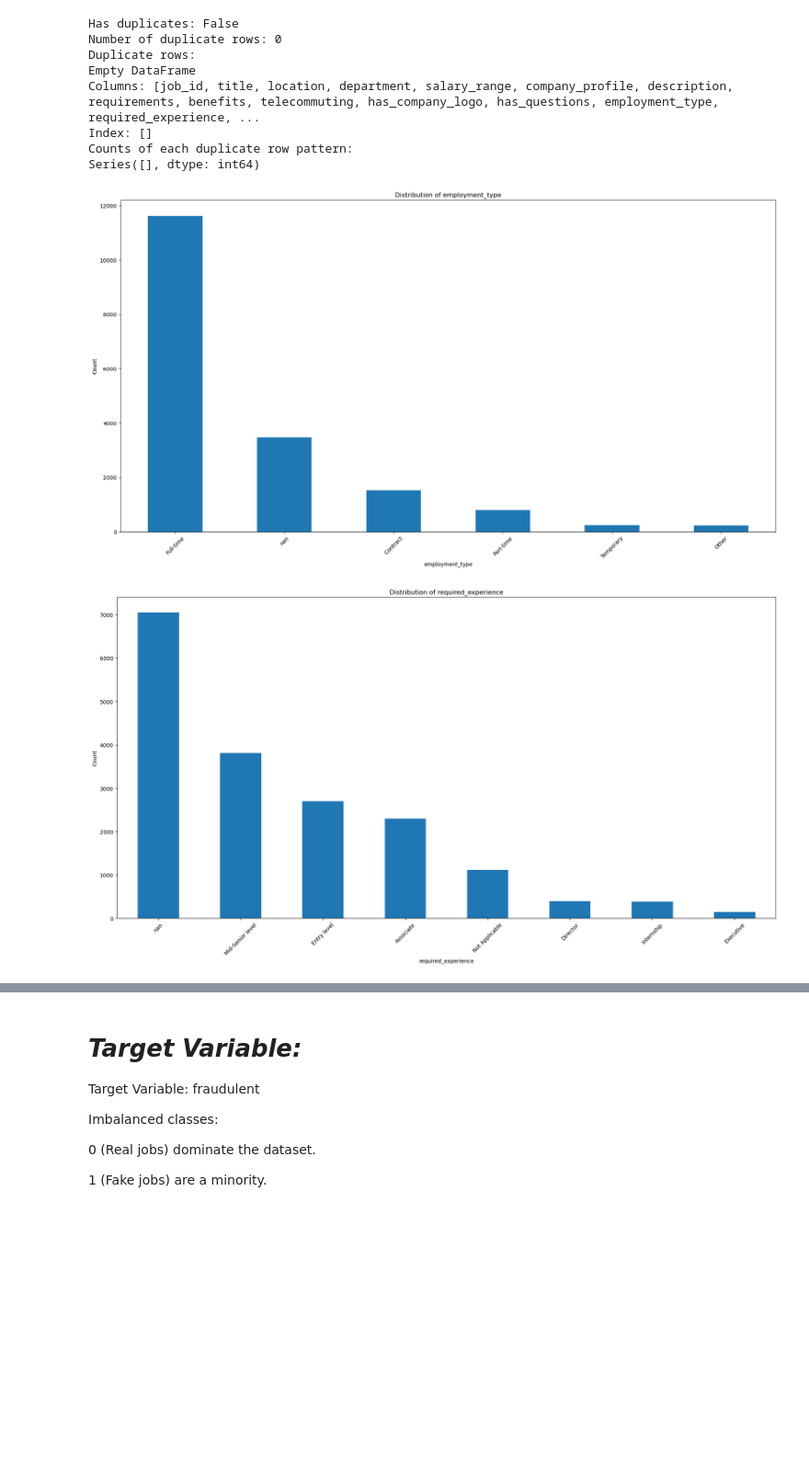
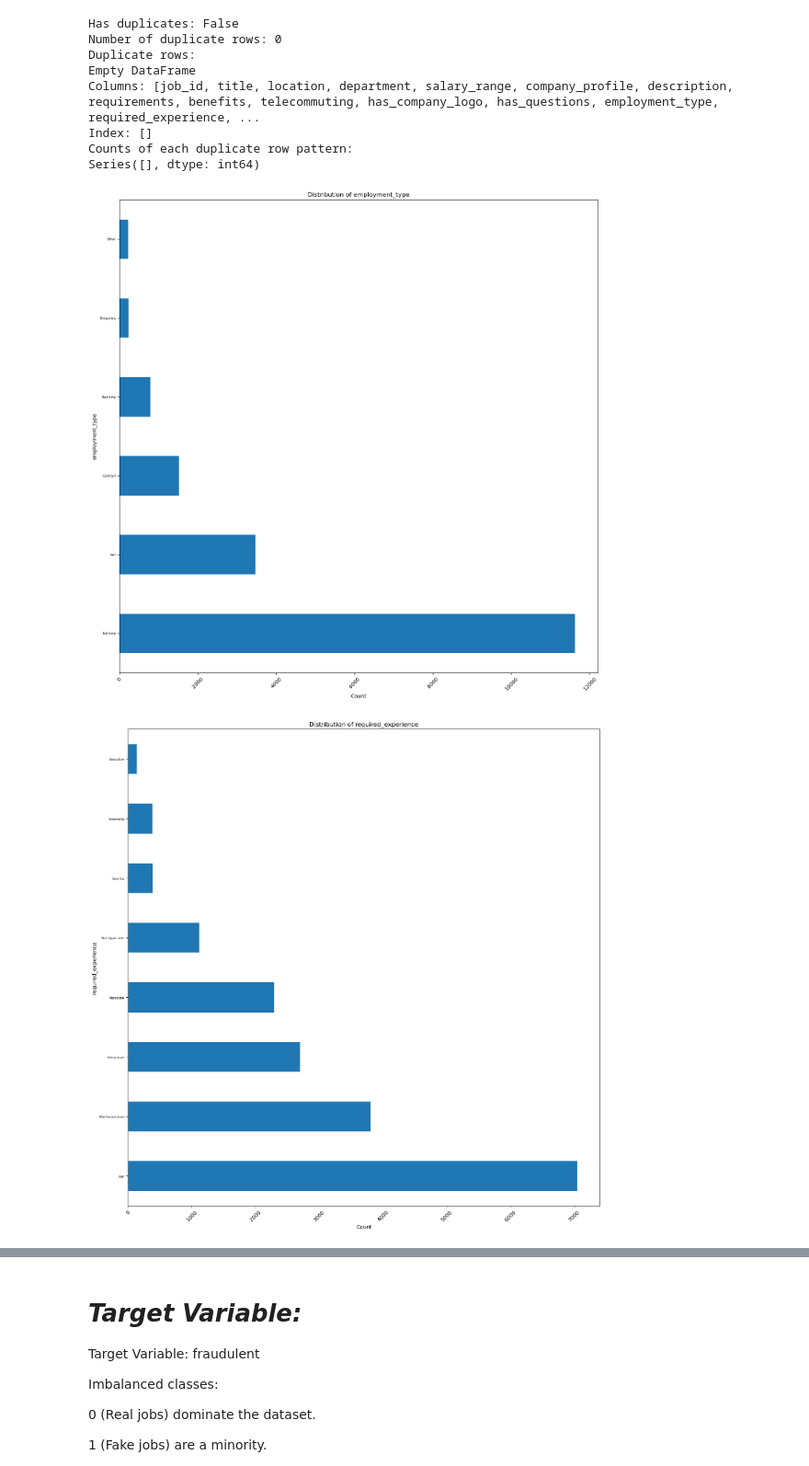
Before and after one commit to jdeleon3/Projects.RealFakeJobPredictor, a Jupyter notebook: ml/EDA/CS-6330-Fake_Jobs_Posts_EDA-2025-4-11.ipynb, the cells around one changed output, grey strips where cells are left out. Shown at 92% size. Saved outputs shown, nothing was run; the diff lists cells and outputs as text; code cells hidden in the pictures; blank space fills up the shorter version.

Commit message:
fixed data visualization overlapping names

```diff
--- a/ml/EDA/CS-6330-Fake_Jobs_Posts_EDA-2025-4-11.ipynb
+++ b/ml/EDA/CS-6330-Fake_Jobs_Posts_EDA-2025-4-11.ipynb
@@ -258,37 +258,37 @@ Index: []
 Counts of each duplicate row pattern:
 Series([], dtype: int64)
 # %%
-
 def plot_categorical_distributions(df: pd.DataFrame, columns: list):
     """
     Plot bar charts for categorical columns to show value distributions.
 
     Args:
         df (pd.DataFrame): The dataset.
         columns (list): List of categorical column names.
     """
     for col in columns:
         try:
-            plt.figure(figsize=(18, 10))
-            df[col].value_counts(dropna=False).plot(kind='bar')
+            plt.figure(figsize=(12, 14))
+            df[col].value_counts(dropna=False).plot(kind='barh')
             plt.title(f'Distribution of {col}')
-            plt.xlabel(col)
-            plt.ylabel('Count')
+            plt.xlabel('Count')
+            plt.ylabel(col)
             plt.xticks(rotation=45)
+            plt.yticks(fontsize=6)
             plt.tight_layout()
             plt.show()
         except Exception as e:
             logging.error(f"Failed to plot distribution for {col}: {e}")
 
 # Select categorical and binary columns to visualize
 categorical_columns = [
     'employment_type', 'required_experience', 'required_education',
     'industry', 'function', 'telecommuting', 'has_company_logo',
     'has_questions', 'fraudulent'
 ]
 
 # Plot value distributions
 plot_categorical_distributions(df, categorical_columns)
 # %% [output]
-[figure, old version]
+[figure, new version]
-[figure, old version]
+[figure, new version]
```
Also changed, not shown: parts of 1 cell of this notebook.
